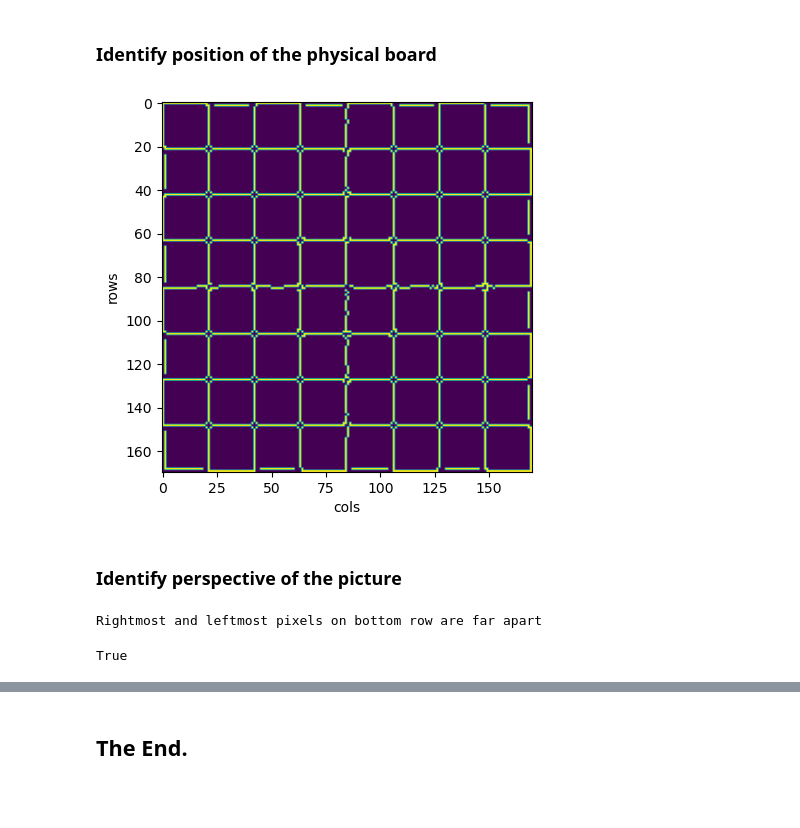
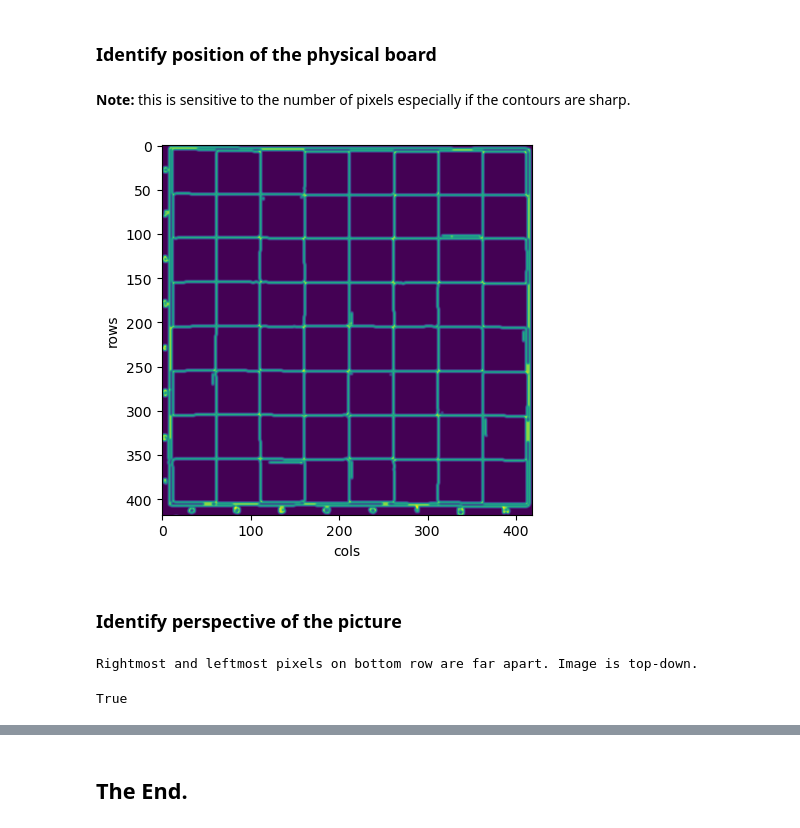
Before and after one commit to nicolearetz/chess-lens, a Jupyter notebook: notebooks/4_playarea.ipynb, the cells around one changed output, grey strips where cells are left out. Drawn from its saved outputs; the diff is of its cells as text; code cells hidden in the pictures; blank space fills up the shorter version.

```diff
--- a/notebooks/4_playarea.ipynb
+++ b/notebooks/4_playarea.ipynb
@@ -34,14 +34,16 @@ lens.plot(which_image="outline")
 # %% [markdown]
 ### Identify position of the physical board
+# %% [markdown]
+**Note:** this is sensitive to the number of pixels especially if the contours are sharp.
 # %%
-lens.crop_to_physical(min_pixels = 4)
+lens.crop_to_physical(min_pixels = 3)
 lens.plot("physical")
 # %% [output]
-[figure, old version]
+[figure, new version]
 # %% [markdown]
 ### Identify perspective of the picture
-# %%
-lens.is_top_down()
-# %% [output]
-Rightmost and leftmost pixels on bottom row are far apart
-True
+# %%
+lens.is_top_down()
+# %% [output]
+Rightmost and leftmost pixels on bottom row are far apart. Image is top-down.
+True
```
Also changed, not shown: parts of 8 cells of this notebook, 2 other files.
